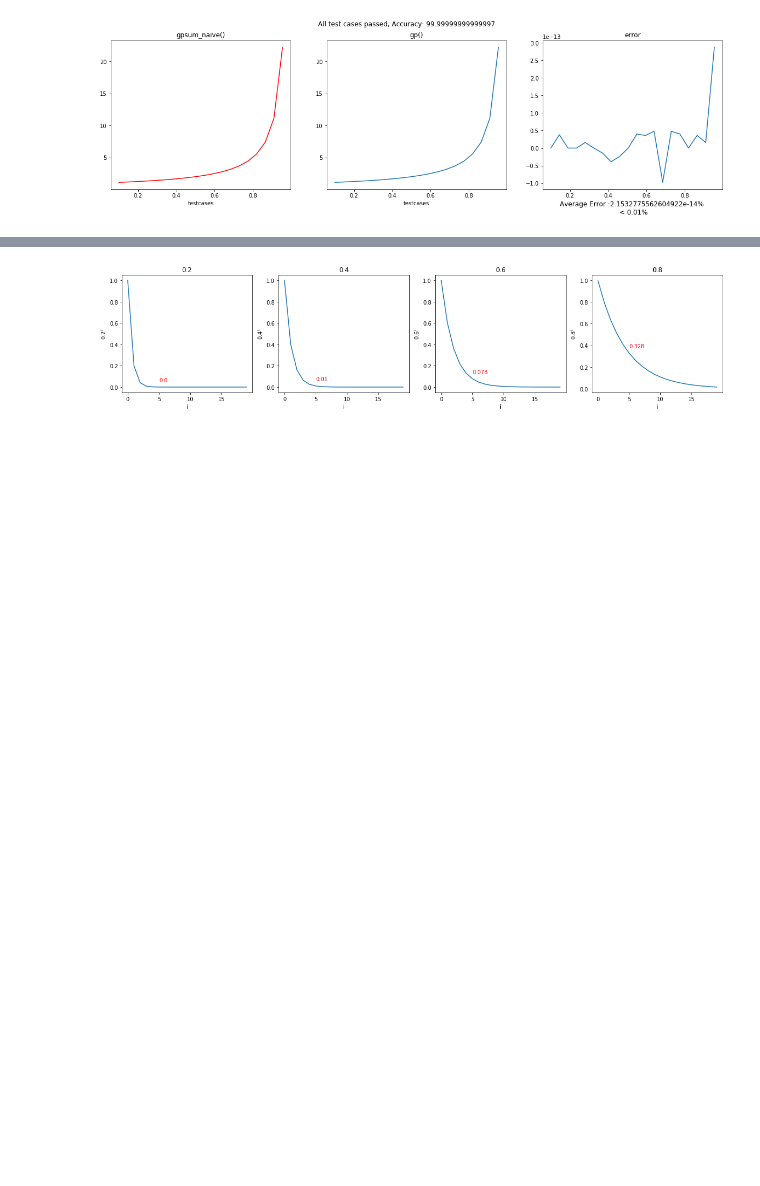
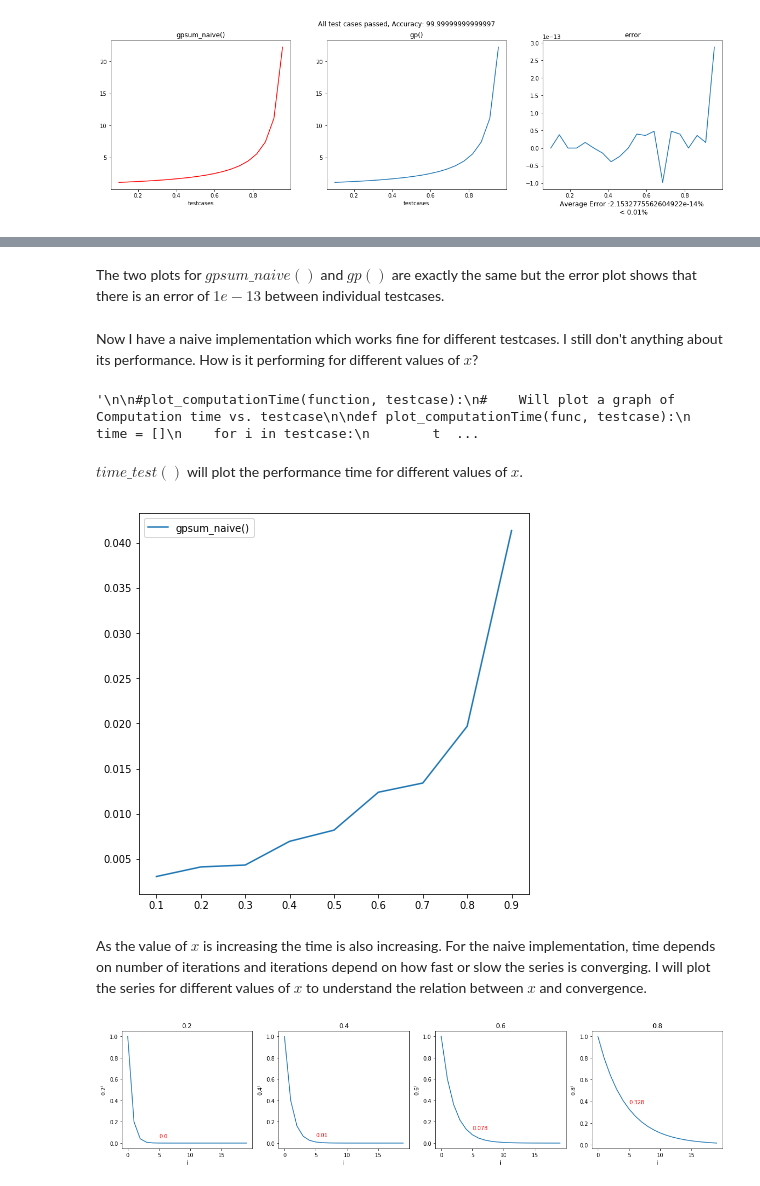
Before and after one commit to ShwetaBarge/PythonForDataScience, a Jupyter notebook: Taylor Series.ipynb, the cells around one changed output, grey strips where cells are left out. Cells and saved outputs as stored; diff of their text form; code cells hidden in the pictures; blank space fills up the shorter version.

Commit message:
Geometric Series-2

```diff
--- a/Taylor Series.ipynb
+++ b/Taylor Series.ipynb
@@ -133,0 +137,23 @@ The time taken by gpsum_naive() for $x = 0.5$ is significantly less than $0.9$.
+# %% [markdown]
+The two plots for $gpsum\_naive()$ and $gp()$ are exactly the same but the error plot shows that there is an error of $1e-13$ between individual testcases.
+# %% [markdown]
+Now I have a naive implementation which works fine for different testcases. I still don't anything about its performance. How is it performing for different values of $x$?
+# %%
+'''
+
+#plot_computationTime(function, testcase):
+#    Will plot a graph of Computation time vs. testcase
+
+def plot_computationTime(func, testcase):
+    time = []
+    for i in testcase:
+        t = timeit.Timer("func(i)", globals={"func": func, "i": i})
+        time.append(t.timeit(number = 7))
+
+    fig, ax = plt.subplots(1,1, figsize = (5,5))
+    ax.plot(testcase,time);
+'''
+# %% [output]
+'\n\n#plot_computationTime(function, testcase):\n#    Will plot a graph of Computation time vs. testcase\n\ndef plot_computationTime(func, testcase):\n    time = []\n    for i in testcase:\n        t  ...
+# %% [markdown]
+$time\_test()$ will plot the performance time for different values of $x$.
@@ -134,3 +187,9 @@ The time taken by gpsum_naive() for $x = 0.5$ is significantly less than $0.9$.
+# %%
+plot_time(np.linspace(0.1, 1, 9, endpoint = False), gpsum_naive = gpsum_naive)
+# %% [output]
+[figure, added]
+# %% [markdown]
+As the value of $x$ is increasing the time is also increasing. For the naive implementation, time depends on number of iterations and iterations depend on how fast or slow the series is converging. I will plot the series for different values of $x$ to understand the relation between $x$ and convergence.
 # %%
 def plot_term(terms) :
     '''
```
Also changed, not shown: parts of 63 cells of this notebook, 2 other files.
